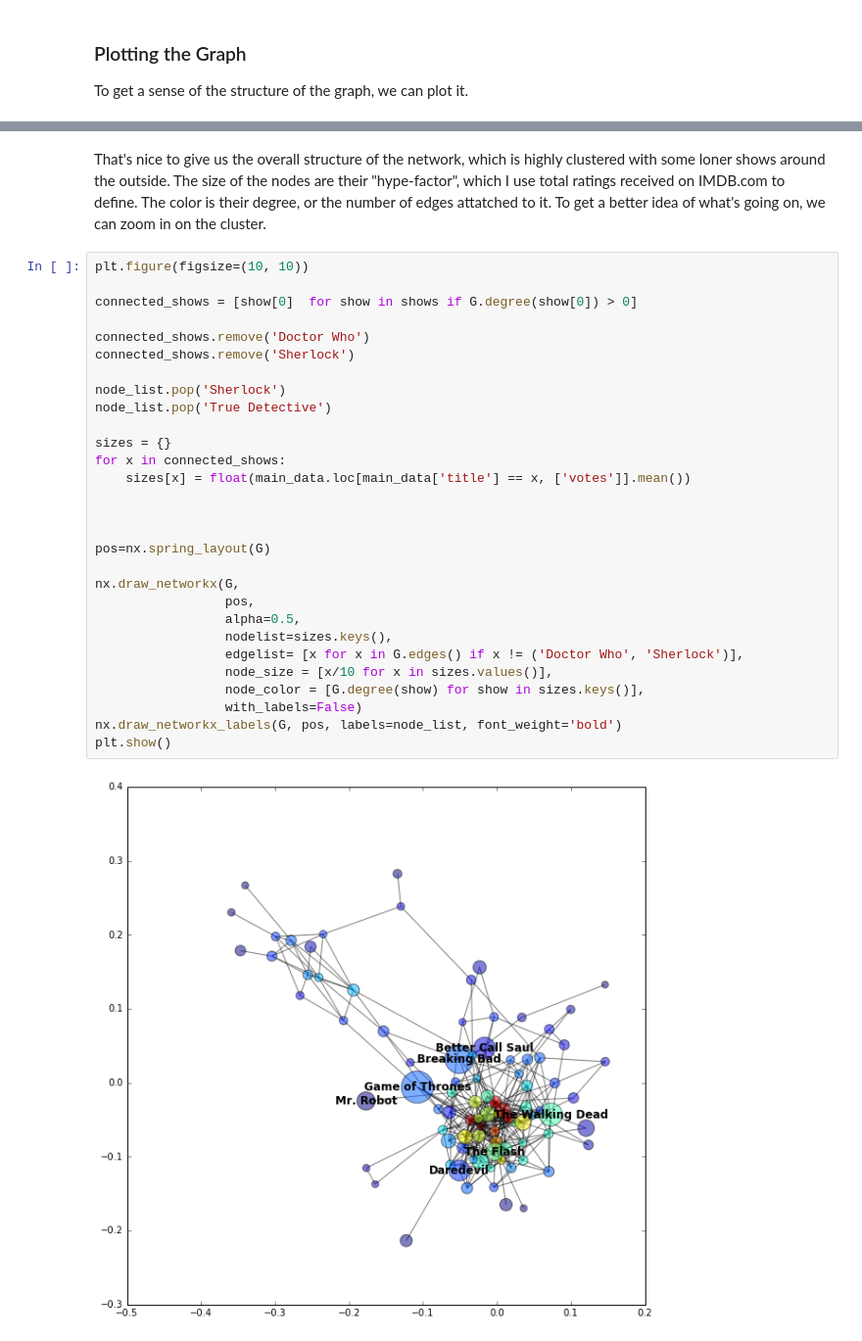
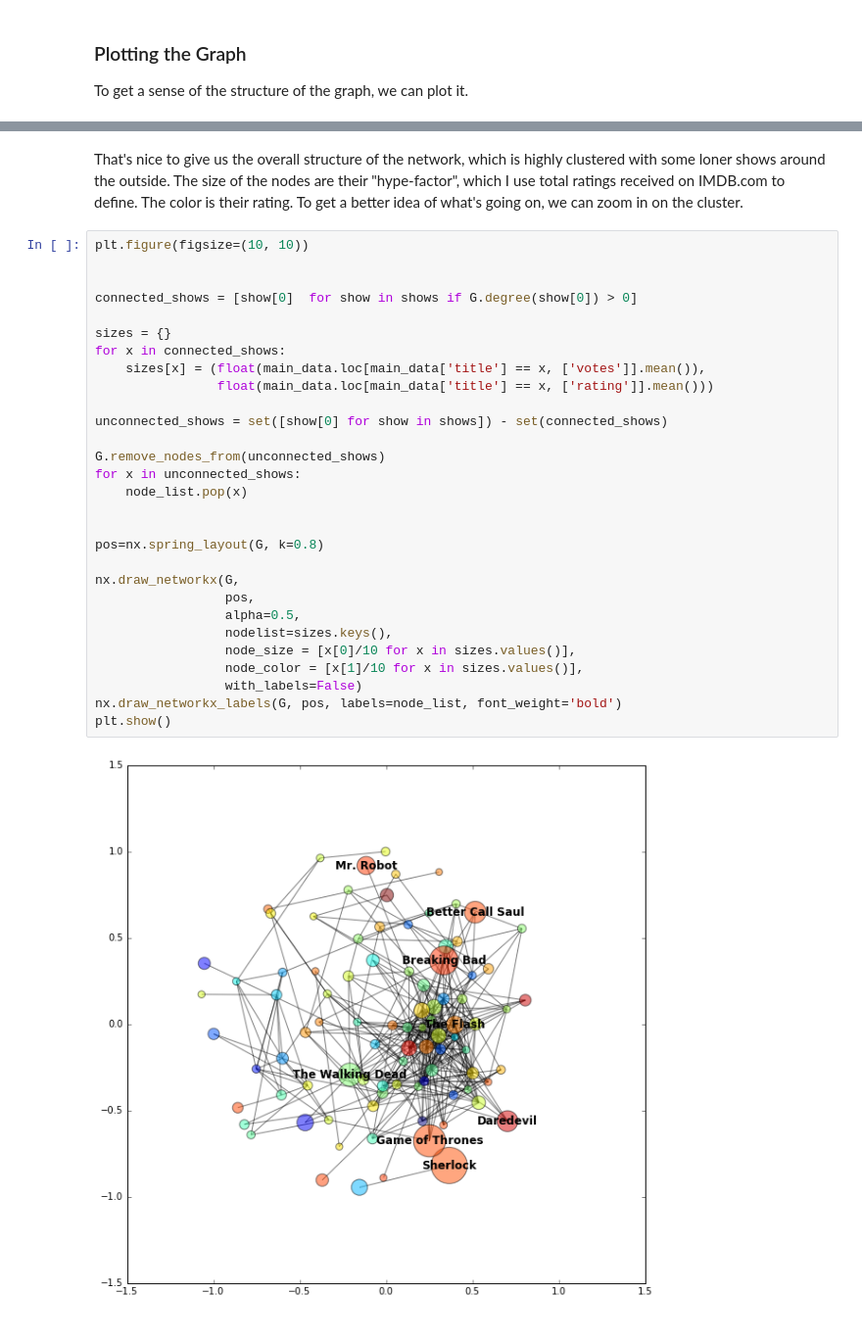
Before and after one commit to jaydik/dataScienceIntensive, a Jupyter notebook: project/presentationDocs/Dickerson.Presentation.ipynb, the cells around one changed output, grey strips where cells are left out. Shown at 98% size. Cells and saved outputs as stored; diff of their text form.

Commit message:
Change colors of nodes

```diff
--- a/project/presentationDocs/Dickerson.Presentation.ipynb
+++ b/project/presentationDocs/Dickerson.Presentation.ipynb
@@ -183,34 +184,34 @@ plt.show()
 # %% [markdown]
-That's nice to give us the overall structure of the network, which is highly clustered with some loner shows around the outside. The size of the nodes are their "hype-factor", which I use total ratings received on IMDB.com to define. The color is their degree, or the number of edges attatched to it. To get a better idea of what's going on, we can zoom in on the cluster.
+That's nice to give us the overall structure of the network, which is highly clustered with some loner shows around the outside. The size of the nodes are their "hype-factor", which I use total ratings received on IMDB.com to define. The color is their rating. To get a better idea of what's going on, we can zoom in on the cluster.
 # %%
 plt.figure(figsize=(10, 10))
 
+
 connected_shows = [show[0]  for show in shows if G.degree(show[0]) > 0]
-
-connected_shows.remove('Doctor Who')
-connected_shows.remove('Sherlock')
-
-node_list.pop('Sherlock')
-node_list.pop('True Detective')
 
 sizes = {}
 for x in connected_shows:
-    sizes[x] = float(main_data.loc[main_data['title'] == x, ['votes']].mean())
+    sizes[x] = (float(main_data.loc[main_data['title'] == x, ['votes']].mean()),
+                float(main_data.loc[main_data['title'] == x, ['rating']].mean()))
+
+unconnected_shows = set([show[0] for show in shows]) - set(connected_shows)
+
+G.remove_nodes_from(unconnected_shows)
+for x in unconnected_shows:
+    node_list.pop(x)
 
 
-
-pos=nx.spring_layout(G)
+pos=nx.spring_layout(G, k=0.8)
 
 nx.draw_networkx(G,
                  pos,
                  alpha=0.5,
                  nodelist=sizes.keys(),
-                 edgelist= [x for x in G.edges() if x != ('Doctor Who', 'Sherlock')],
-                 node_size = [x/10 for x in sizes.values()],
-                 node_color = [G.degree(show) for show in sizes.keys()],
+                 node_size = [x[0]/10 for x in sizes.values()],
+                 node_color = [x[1]/10 for x in sizes.values()],
                  with_labels=False)
 nx.draw_networkx_labels(G, pos, labels=node_list, font_weight='bold')
 plt.show()
 # %% [output]
-[figure, old version]
+[figure, new version]
 # %% [markdown]
```
Also changed, not shown: parts of 7 cells of this notebook.
